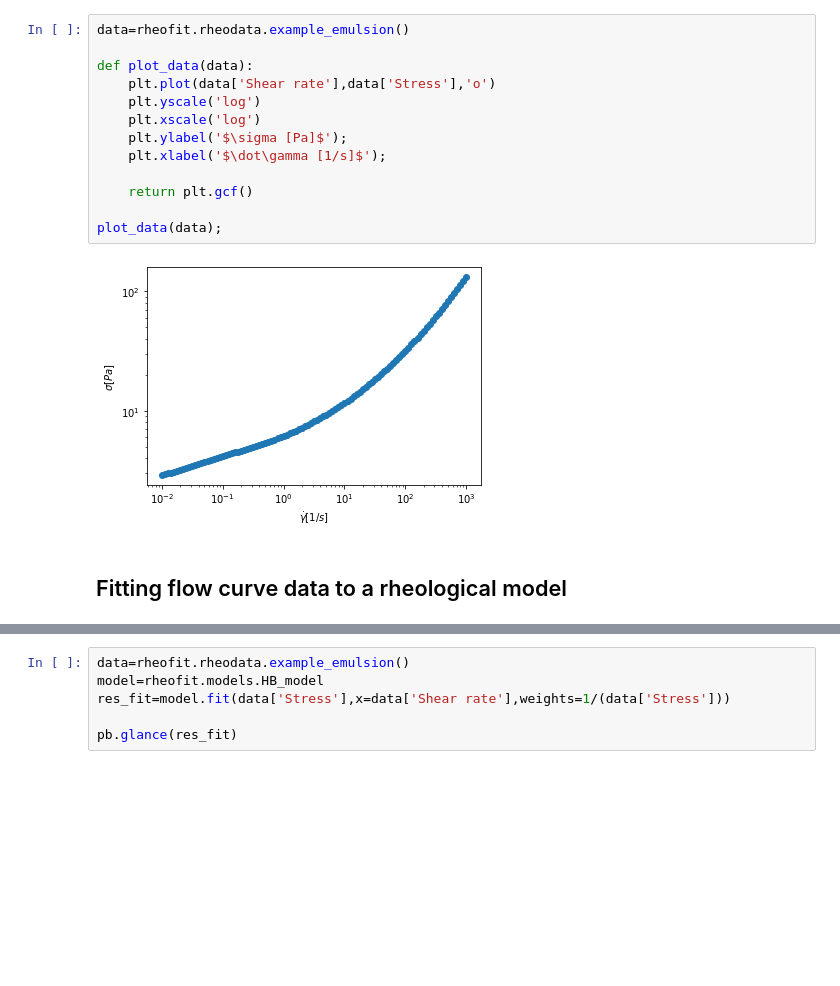
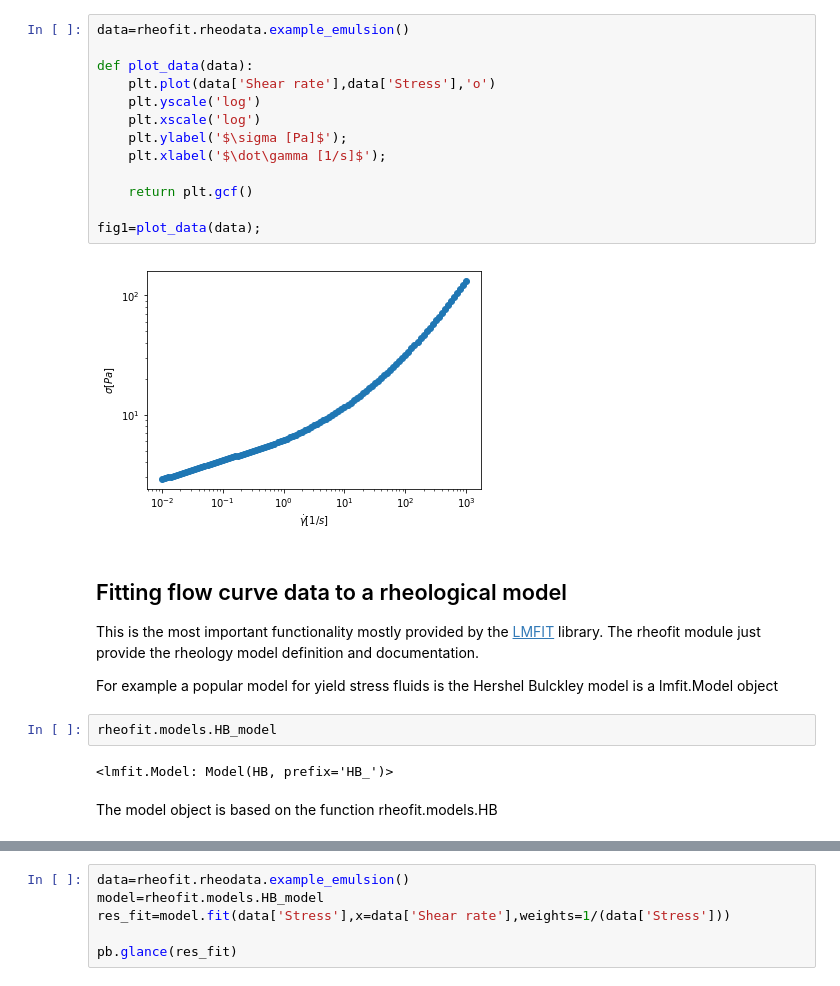
Before and after one commit to rheopy/rheofit, a Jupyter notebook: notebooks/Fitting_single_flow_curve.ipynb, the cells around one changed output, grey strips where cells are left out. Cells and saved outputs as stored; diff of their text form; blank space fills up the shorter version.

```diff
--- a/notebooks/Fitting_single_flow_curve.ipynb
+++ b/notebooks/Fitting_single_flow_curve.ipynb
@@ -76,17 +59,26 @@ example_data
 # %%
 data=rheofit.rheodata.example_emulsion()
 
 def plot_data(data):
     plt.plot(data['Shear rate'],data['Stress'],'o')
     plt.yscale('log')
     plt.xscale('log')
     plt.ylabel('$\sigma [Pa]$');
     plt.xlabel('$\dot\gamma [1/s]$');
 
     return plt.gcf()
 
-plot_data(data);
+fig1=plot_data(data);
 # %% [output]
-[figure, old version]
+[figure, new version]
-# %% [markdown]
-## Fitting flow curve data to a rheological model
+# %% [markdown]
+## Fitting flow curve data to a rheological model
+This is the most important functionality mostly provided by the [LMFIT](https://lmfit.github.io/lmfit-py/) library. The rheofit module just provide the rheology model definition and documentation.
+
+For example a popular model for yield stress fluids is the Hershel Bulckley model is a lmfit.Model object
+# %%
+rheofit.models.HB_model
+# %% [output]
+<lmfit.Model: Model(HB, prefix='HB_')>
+# %% [markdown]
+The model object is based on the function rheofit.models.HB
```
Also changed, not shown: parts of 29 cells of this notebook, 4 other files.
